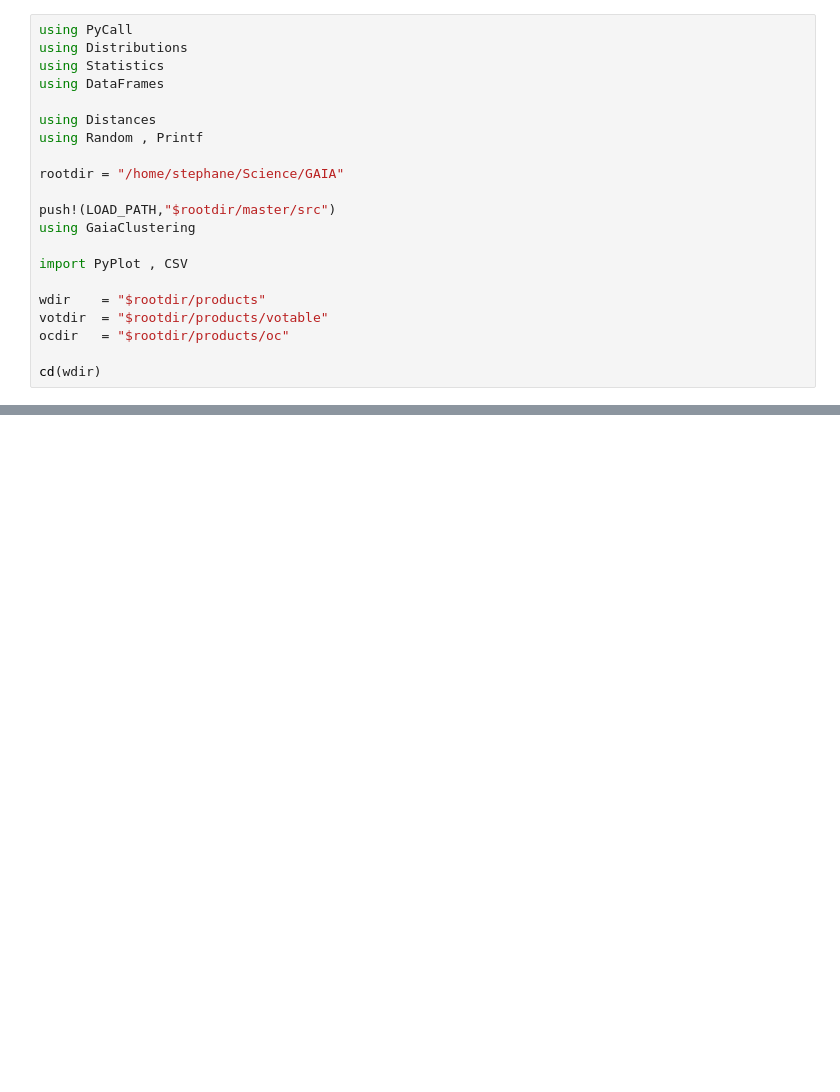
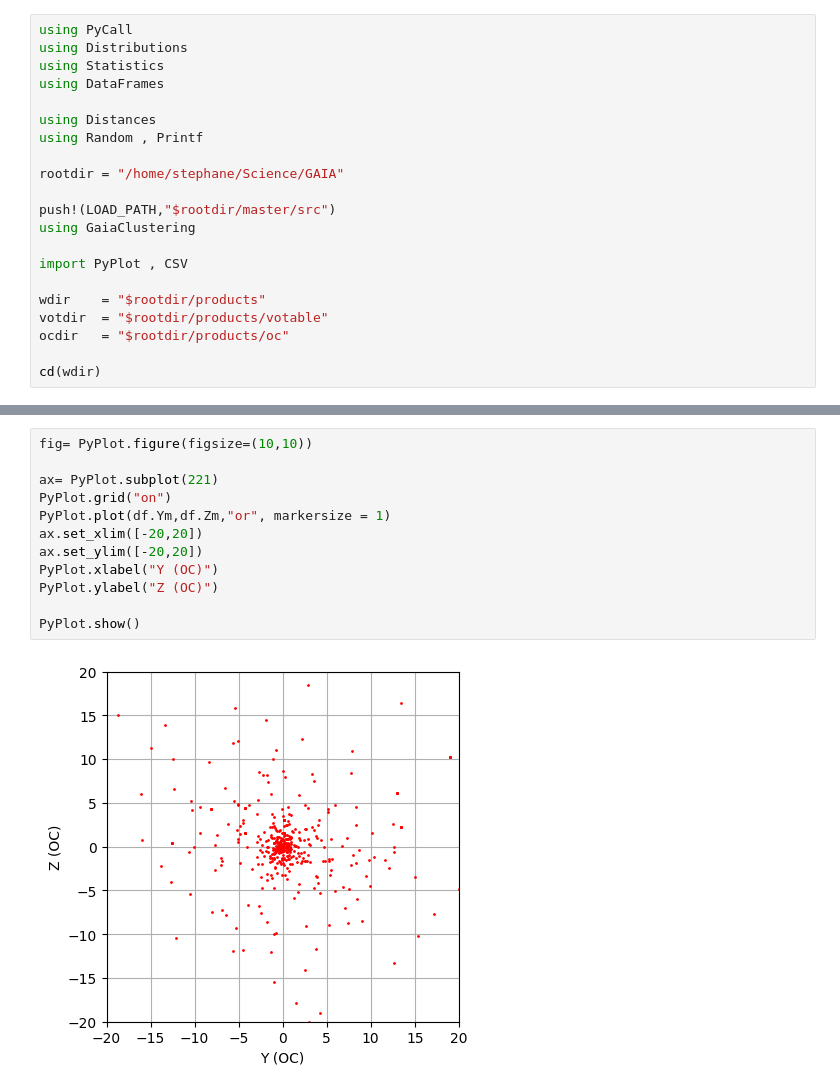
Before and after one commit to bosscha/gaia-shock, a Jupyter notebook: notebooks/analysis/analysisLoop-globalProperties1.ipynb, the cells around one changed output, grey strips where cells are left out. Drawn from its saved outputs; the diff is of its cells as text; blank space fills up the shorter version.

```diff
--- a/notebooks/analysis/analysisLoop-globalProperties1.ipynb
+++ b/notebooks/analysis/analysisLoop-globalProperties1.ipynb
@@ -110,0 +189,14 @@ end
+# %%
+fig= PyPlot.figure(figsize=(10,10))
+
+ax= PyPlot.subplot(221)
+PyPlot.grid("on")
+PyPlot.plot(df.Ym,df.Zm,"or", markersize = 1)
+ax.set_xlim([-20,20])
+ax.set_ylim([-20,20])
+PyPlot.xlabel("Y (OC)")
+PyPlot.ylabel("Z (OC)")
+
+PyPlot.show()
+# %% [output]
+[figure, added]
```
Also changed, not shown: parts of 7 cells of this notebook, 2 other files.
